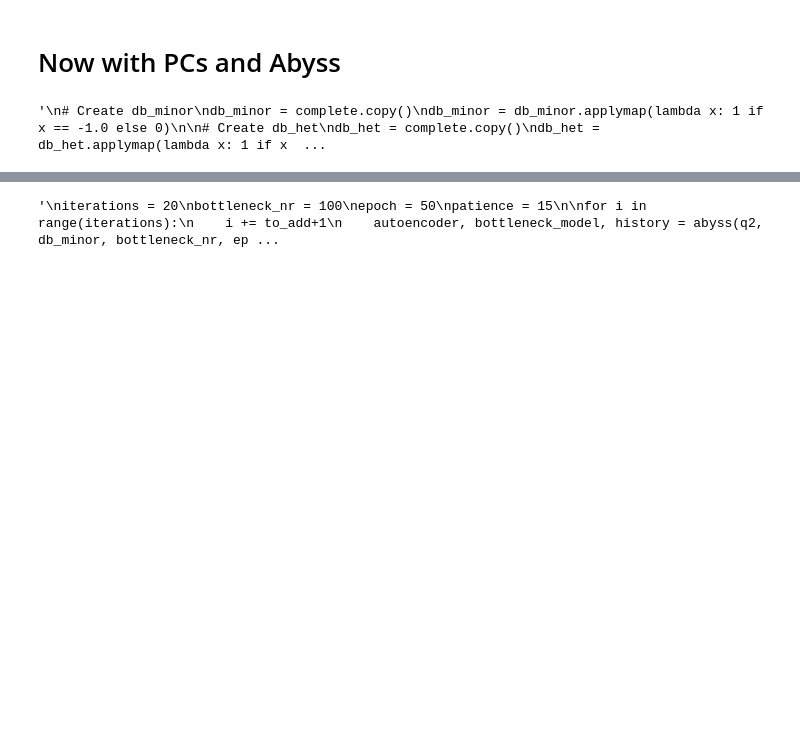
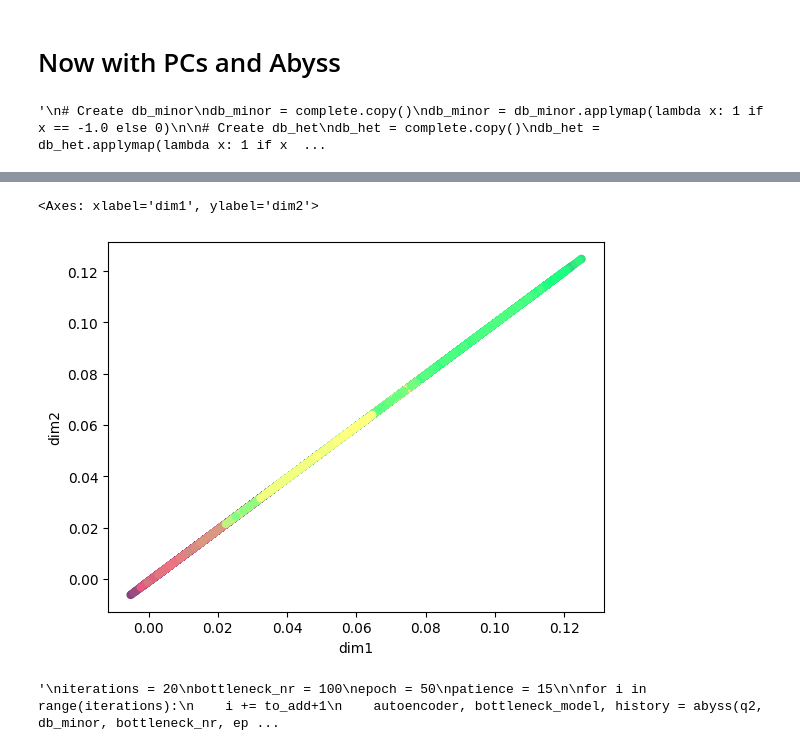
Before and after one commit to mat2m10/abyss_simulation, a Jupyter notebook: 09 Analysis only environment.ipynb, the cells around one changed output, grey strips where cells are left out. Drawn from its saved outputs; the diff is of its cells as text; code cells hidden in the pictures; blank space fills up the shorter version.

```diff
--- a/09 Analysis only environment.ipynb
+++ b/09 Analysis only environment.ipynb
@@ -388,3 +427,13 @@ except Exception as e:
+# %%
+autoencoder, bottleneck_model, history = abyss(db_minor, true_q2s, bottleneck_nr, epoch, patience)
+q2 = autoencoder(tf.convert_to_tensor(db_minor, dtype=tf.float32))
+q2 = pd.DataFrame(data=q2, columns = complete.columns)
+q2_bottle = pd.DataFrame(data=bottleneck_model(db_minor), columns = ['dim1', 'dim2'])
+# %%
+sns.scatterplot(x='dim1', y='dim2', data=q2_bottle, c=palette, linewidth=0)
+# %% [output]
+<Axes: xlabel='dim1', ylabel='dim2'>
+[figure, added]
 # %%
 """
 iterations = 20
```
Also changed, not shown: parts of 11 cells of this notebook.
